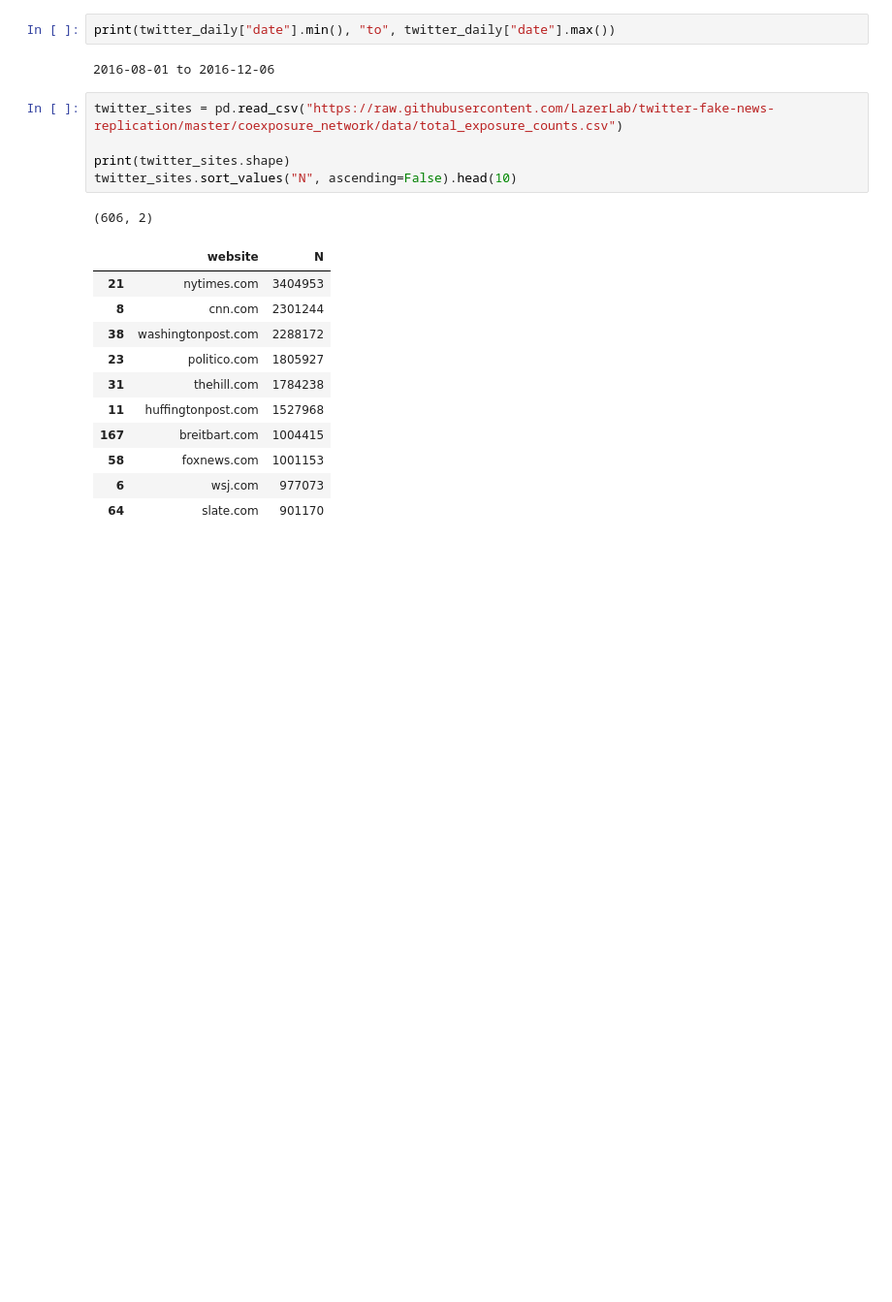
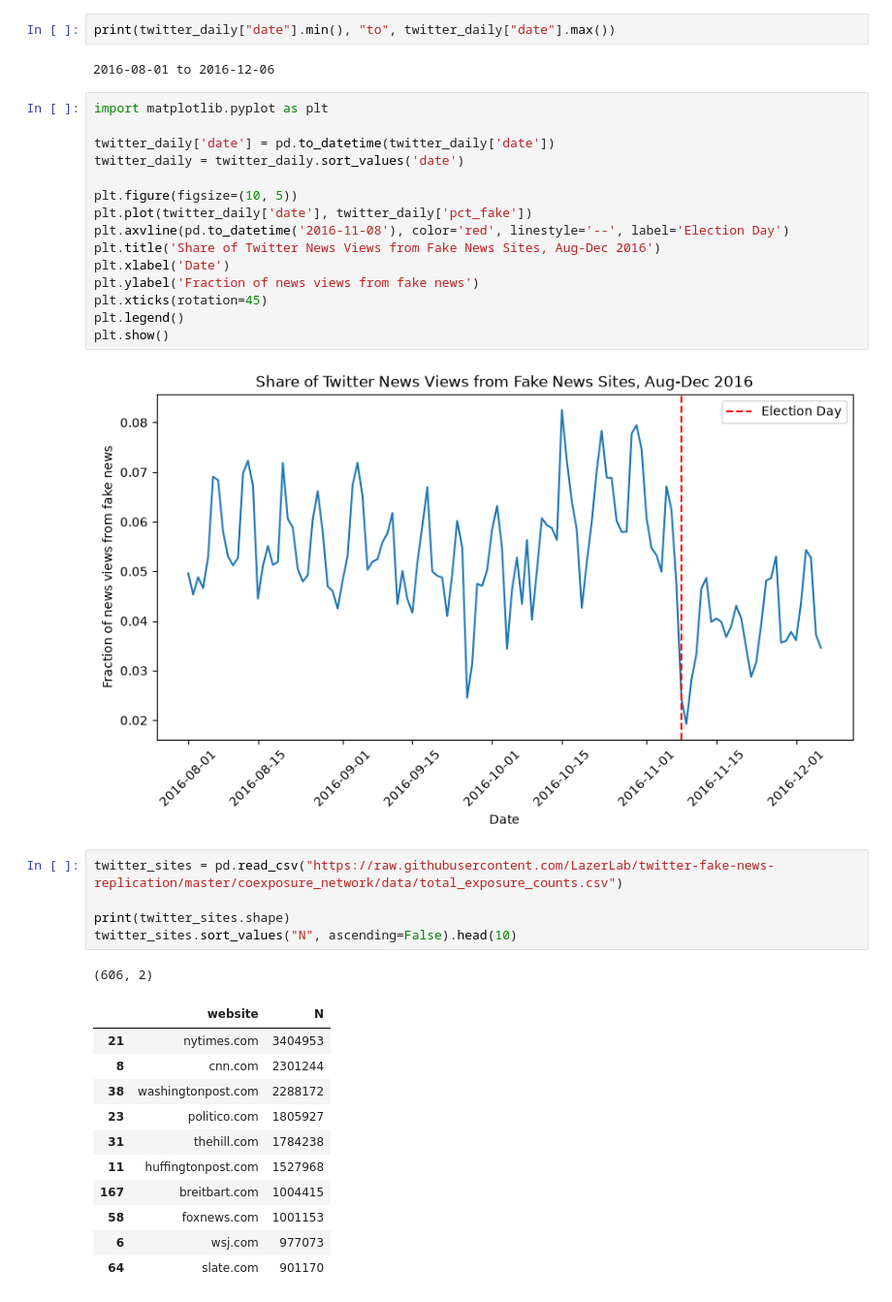
Before and after one commit to kp5036/CS418_Social_Media, a Jupyter notebook: data_acquisition.ipynb, the cells around one changed output. Shown at 97% size. Drawn from its saved outputs; the diff is of its cells as text; blank space fills up the shorter version.

Commit message:
Add Twitter pct_fake time-series chart with Election Day marker

```diff
--- a/data_acquisition.ipynb
+++ b/data_acquisition.ipynb
@@ -36,6 +36,23 @@ dtype: object
 print(twitter_daily["date"].min(), "to", twitter_daily["date"].max())
 # %% [output]
 2016-08-01 to 2016-12-06
+# %%
+import matplotlib.pyplot as plt
+
+twitter_daily['date'] = pd.to_datetime(twitter_daily['date'])
+twitter_daily = twitter_daily.sort_values('date')
+
+plt.figure(figsize=(10, 5))
+plt.plot(twitter_daily['date'], twitter_daily['pct_fake'])
+plt.axvline(pd.to_datetime('2016-11-08'), color='red', linestyle='--', label='Election Day')
+plt.title('Share of Twitter News Views from Fake News Sites, Aug-Dec 2016')
+plt.xlabel('Date')
+plt.ylabel('Fraction of news views from fake news')
+plt.xticks(rotation=45)
+plt.legend()
+plt.show()
+# %% [output]
+[figure, added]
 # %%
 twitter_sites = pd.read_csv("https://raw.githubusercontent.com/LazerLab/twitter-fake-news-replication/master/coexposure_network/data/total_exposure_counts.csv")
 
```
Also changed, not shown: parts of 3 cells of this notebook, 1 other file.
